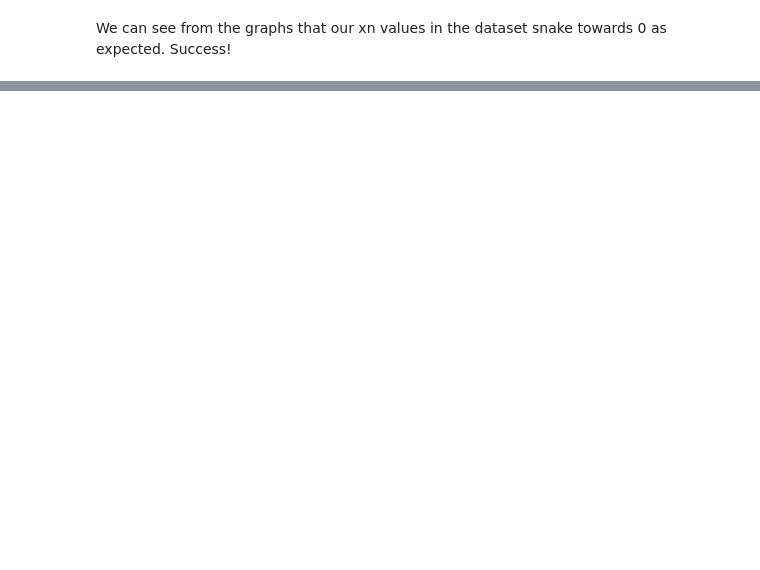
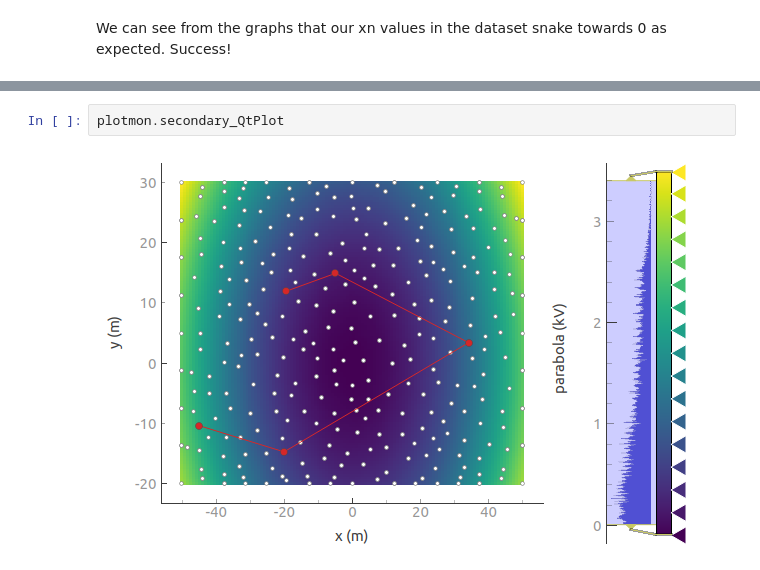
Before and after one commit to quantify-os/quantify-core, a Jupyter notebook: docs/example_notebooks/3_Adaptive_MeasurementControl.ipynb, the cells around one changed output, grey strips where cells are left out. Drawn from its saved outputs; the diff is of its cells as text; blank space fills up the shorter version.

```diff
--- a/docs/example_notebooks/3_Adaptive_MeasurementControl.ipynb
+++ b/docs/example_notebooks/3_Adaptive_MeasurementControl.ipynb
@@ -132,0 +150,4 @@ Attributes:
+# %%
+plotmon.secondary_QtPlot
+# %% [output]
+[figure, added]
```
Also changed, not shown: parts of 9 cells of this notebook.
